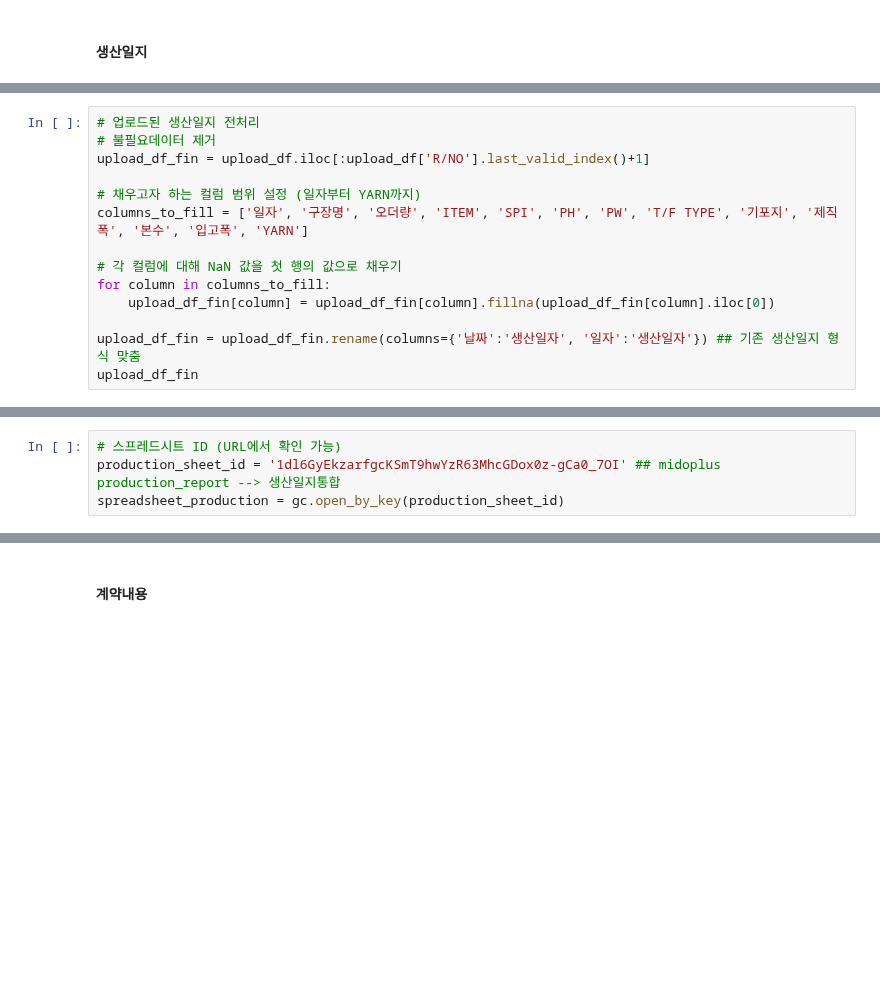
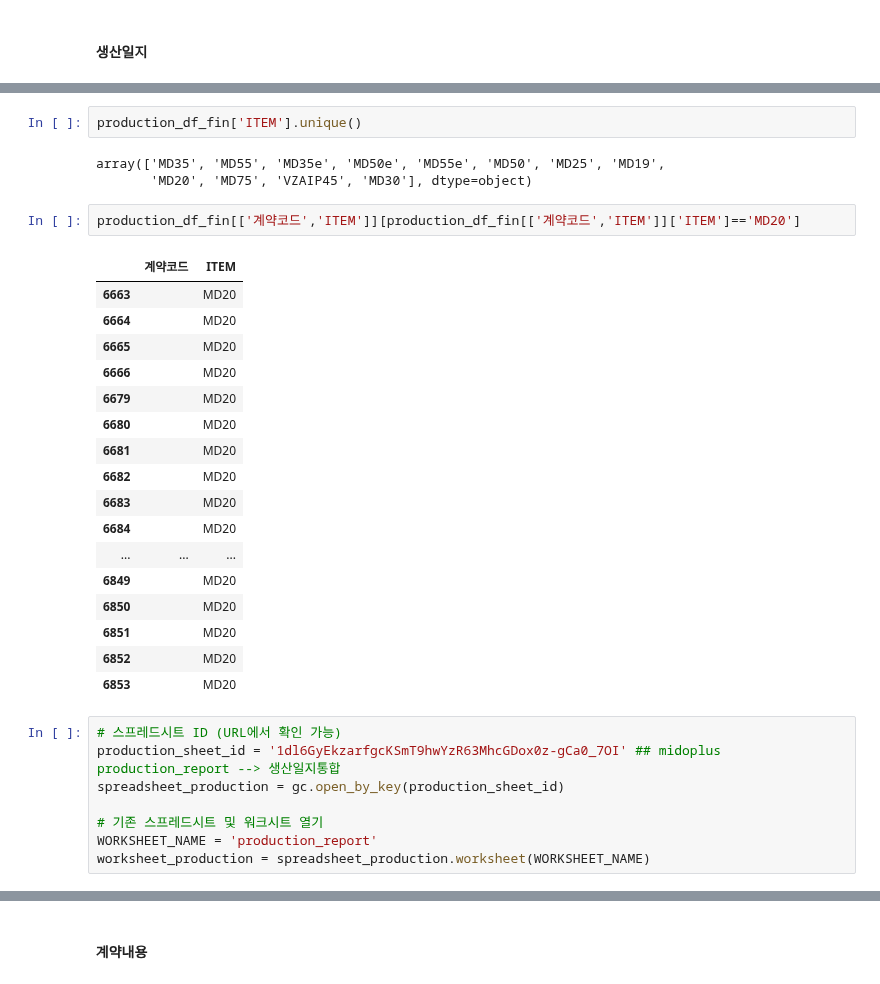
Before and after one commit to kkwann/mido_project, a Jupyter notebook: 00.BigQuery_Sheets.ipynb, the cells around one changed output, grey strips where cells are left out. Saved outputs shown, nothing was run; the diff lists cells and outputs as text; blank space fills up the shorter version.

```diff
--- a/00.BigQuery_Sheets.ipynb
+++ b/00.BigQuery_Sheets.ipynb
@@ -334,14 +341,0 @@ upload_df = pd.read_excel(fh,header=5) ## 업로드된 생산일지 원본
-# %%
-# 업로드된 생산일지 전처리
-# 불필요데이터 제거
-upload_df_fin = upload_df.iloc[:upload_df['R/NO'].last_valid_index()+1]
-
-# 채우고자 하는 컬럼 범위 설정 (일자부터 YARN까지)
-columns_to_fill = ['일자', '구장명', '오더량', 'ITEM', 'SPI', 'PH', 'PW', 'T/F TYPE', '기포지', '제직폭', '본수', '입고폭', 'YARN']
-
-# 각 컬럼에 대해 NaN 값을 첫 행의 값으로 채우기
-for column in columns_to_fill:
-    upload_df_fin[column] = upload_df_fin[column].fillna(upload_df_fin[column].iloc[0])
-
-upload_df_fin = upload_df_fin.rename(columns={'날짜':'생산일자', '일자':'생산일자'}) ## 기존 생산일지 형식 맞춤
-upload_df_fin
@@ -364,4 +414,33 @@ upload_df_fin
+# %%
+production_df_fin['ITEM'].unique()
+# %% [output]
+array(['MD35', 'MD55', 'MD35e', 'MD50e', 'MD55e', 'MD50', 'MD25', 'MD19',
+       'MD20', 'MD75', 'VZAIP45', 'MD30'], dtype=object)
+# %%
+production_df_fin[['계약코드','ITEM']][production_df_fin[['계약코드','ITEM']]['ITEM']=='MD20']
+# %% [output]
+|  | 계약코드 | ITEM |
+| 6663 |  | MD20 |
+| 6664 |  | MD20 |
+| 6665 |  | MD20 |
+| 6666 |  | MD20 |
+| 6679 |  | MD20 |
+| 6680 |  | MD20 |
+| 6681 |  | MD20 |
+| 6682 |  | MD20 |
+| 6683 |  | MD20 |
+| 6684 |  | MD20 |
+| ... | ... | ... |
+| 6849 |  | MD20 |
+| 6850 |  | MD20 |
+| 6851 |  | MD20 |
+| 6852 |  | MD20 |
+| 6853 |  | MD20 |
 # %%
 # 스프레드시트 ID (URL에서 확인 가능)
 production_sheet_id = '1dl6GyEkzarfgcKSmT9hwYzR63MhcGDox0z-gCa0_7OI' ## midoplus production_report --> 생산일지통합
 spreadsheet_production = gc.open_by_key(production_sheet_id)
+
+# 기존 스프레드시트 및 워크시트 열기
+WORKSHEET_NAME = 'production_report'
+worksheet_production = spreadsheet_production.worksheet(WORKSHEET_NAME)
```
Also changed, not shown: parts of 15 cells of this notebook, 3 other files.
